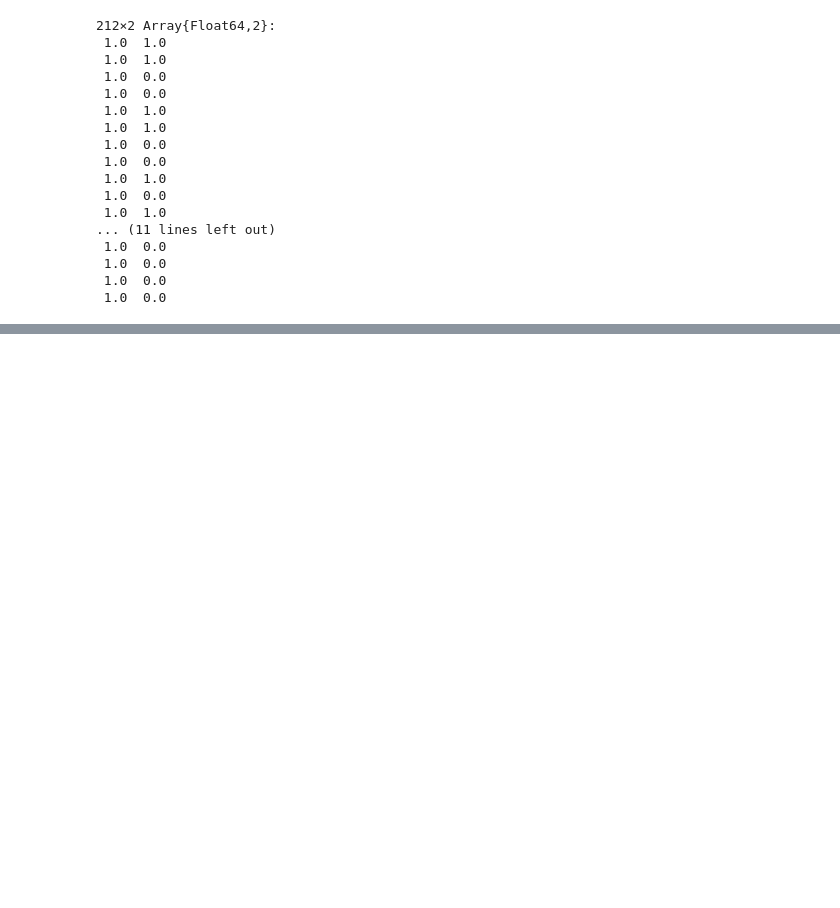
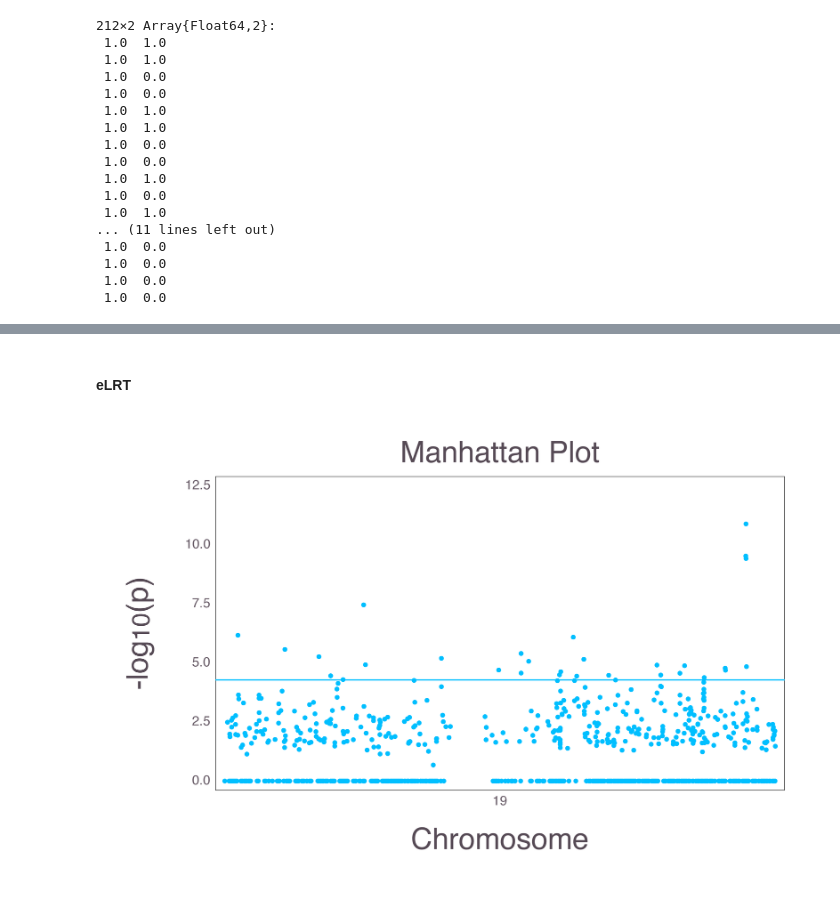
Before and after one commit to OpenMendel/Tutorials, a Jupyter notebook: VCTest/demo_exactVC.ipynb, the cells around one changed output, grey strips where cells are left out. Saved outputs shown, nothing was run; the diff lists cells and outputs as text; code cells hidden in the pictures; blank space fills up the shorter version.

```diff
--- a/VCTest/demo_exactVC.ipynb
+++ b/VCTest/demo_exactVC.ipynb
@@ -280,0 +310,6 @@ pvalELRT[index]
+# %% [markdown]
+#### eLRT
+# %%
+display("image/png", read("exactVC_eLRT_manhattan.png"))
+# %% [output]
+[figure, added]
```
Also changed, not shown: parts of 33 cells of this notebook, 1 other file.
